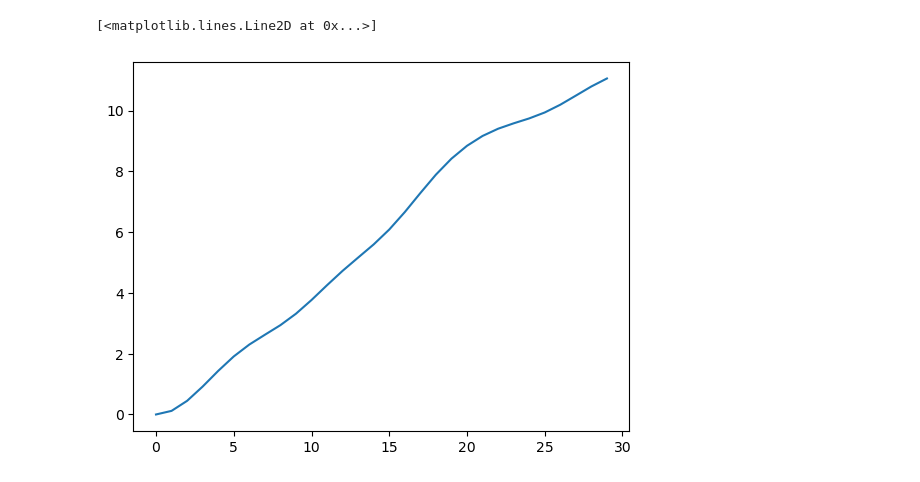
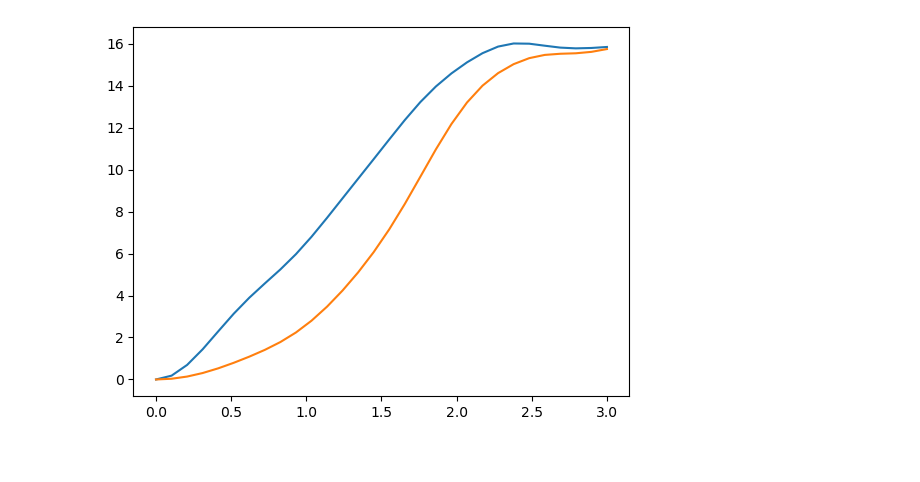
Before and after one commit to qiboteam/boostvqe, a Jupyter notebook: notebooks/Compiling XXZ_simplified.ipynb, the cells around one changed output. Cells and saved outputs as stored; diff of their text form; code cells hidden in the pictures.

```diff
--- a/notebooks/Compiling XXZ_simplified.ipynb
+++ b/notebooks/Compiling XXZ_simplified.ipynb
@@ -19,7 +19,7 @@ from boostvqe.compiling_XXZ import *
 t = 0.01
 steps = 3
 delta=0.5
-nqubits= 3
+nqubits= 7
 
 h_xxz = hamiltonians.XXZ(nqubits=nqubits, delta = delta)
 
@@ -29,11 +29,12 @@ times = np.linspace(0,3,30)
 for t in times:
     u = h_xxz.exp(t)
     circ = nqubit_XXZ_decomposition(nqubits=nqubits,t=t,delta=delta,steps=steps)
-    diff_norms.append(np.linalg.norm(u-vw_xxz_compiling_phase(nqubits,steps)*v))
-    circ = nqubit_XXZ_decomposition(nqubits=nqubits,t=t,delta=delta,steps=steps,order = 2
-    diff_norms_2nd_order.append(np.linalg.norm(u-vw_xxz_compiling_phase(nqubits,steps)*circ.unitary()))
+    diff_norms.append(np.linalg.norm(u-vw_xxz_compiling_phase(nqubits,steps)*circ.unitary()))
+    circ = nqubit_XXZ_decomposition(nqubits=nqubits,t=t,delta=delta,steps=steps,order=2)
+    diff_norms_2nd_order.append(np.linalg.norm(u-vw_xxz_compiling_phase(nqubits,steps, order = 2)*circ.unitary()))
 
 import matplotlib.pyplot as plt
 
-plt.plot(diff_norms)
+plt.plot(times, diff_norms)
+plt.plot(times, diff_norms_2nd_order)
 # %% [output]
@@ -41,2 +42 @@ plt.plot(diff_norms)
-[<matplotlib.lines.Line2D at 0x...>]
-[figure, old version]
+[figure, new version]
```
Also changed, not shown: parts of 6 cells of this notebook, 6 other files.
